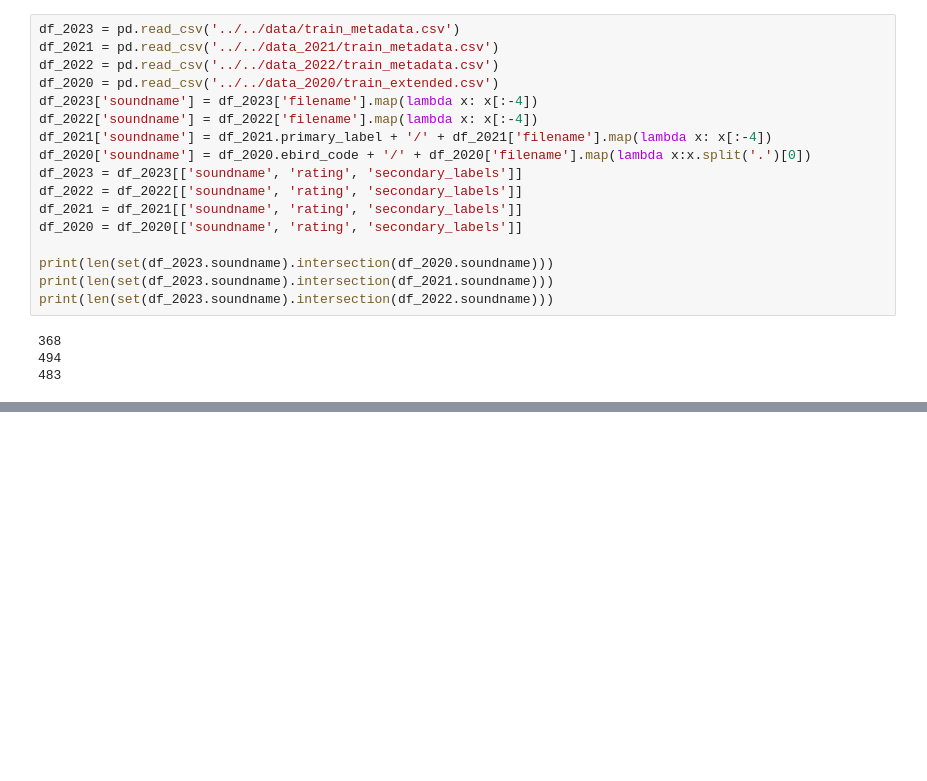
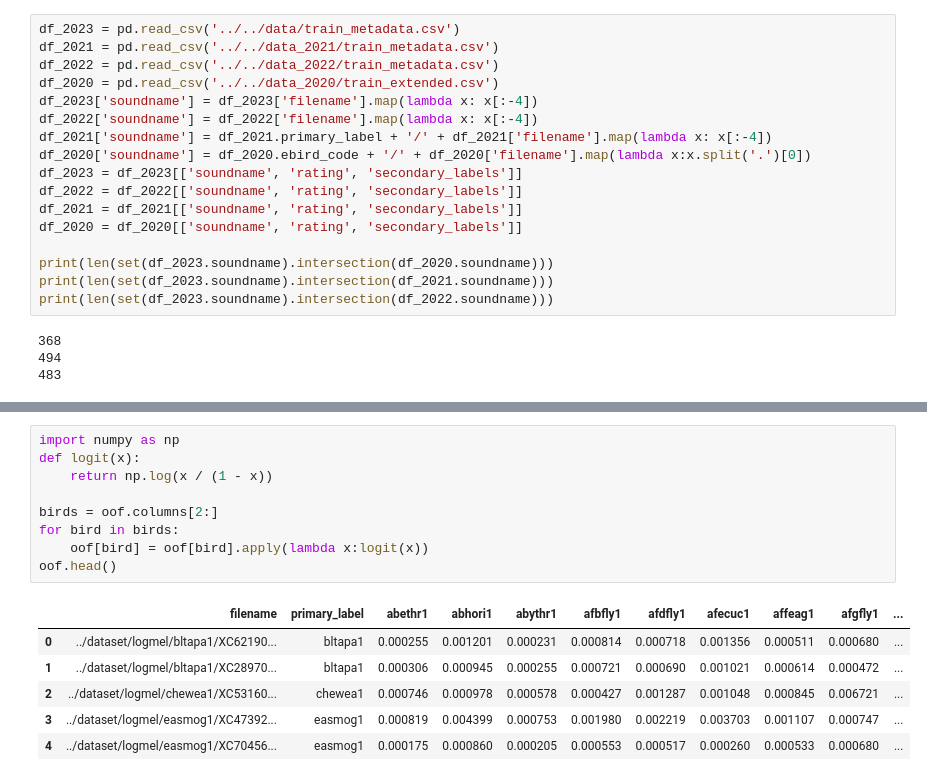
Before and after one commit to YutoShibata07/BirdCLEF2023, a Jupyter notebook: src/utils/EDA.ipynb, the cells around one changed output, grey strips where cells are left out. Cells and saved outputs as stored; diff of their text form; blank space fills up the shorter version.

```diff
--- a/src/utils/EDA.ipynb
+++ b/src/utils/EDA.ipynb
@@ -505,0 +532,16 @@ print(len(set(df_2023.soundname).intersection(df_2022.soundname)))
+# %%
+import numpy as np
+def logit(x):
+    return np.log(x / (1 - x))
+
+birds = oof.columns[2:]
+for bird in birds:
+    oof[bird] = oof[bird].apply(lambda x:logit(x))
+oof.head()
+# %% [output]
+|  | filename | primary_label | abethr1 | abhori1 | abythr1 | afbfly1 | afdfly1 | afecuc1 | affeag1 | afgfly1 | ... |
+| 0 | ../dataset/logmel/bltapa1/XC62190... | bltapa1 | 0.000255 | 0.001201 | 0.000231 | 0.000814 | 0.000718 | 0.001356 | 0.000511 | 0.000680 | ... |
+| 1 | ../dataset/logmel/bltapa1/XC28970... | bltapa1 | 0.000306 | 0.000945 | 0.000255 | 0.000721 | 0.000690 | 0.001021 | 0.000614 | 0.000472 | ... |
+| 2 | ../dataset/logmel/chewea1/XC53160... | chewea1 | 0.000746 | 0.000978 | 0.000578 | 0.000427 | 0.001287 | 0.001048 | 0.000845 | 0.006721 | ... |
+| 3 | ../dataset/logmel/easmog1/XC47392... | easmog1 | 0.000819 | 0.004399 | 0.000753 | 0.001980 | 0.002219 | 0.003703 | 0.001107 | 0.000747 | ... |
+| 4 | ../dataset/logmel/easmog1/XC70456... | easmog1 | 0.000175 | 0.000860 | 0.000205 | 0.000553 | 0.000517 | 0.000260 | 0.000533 | 0.000680 | ... |
```
Also changed, not shown: parts of 6 cells of this notebook, 4 other files.
